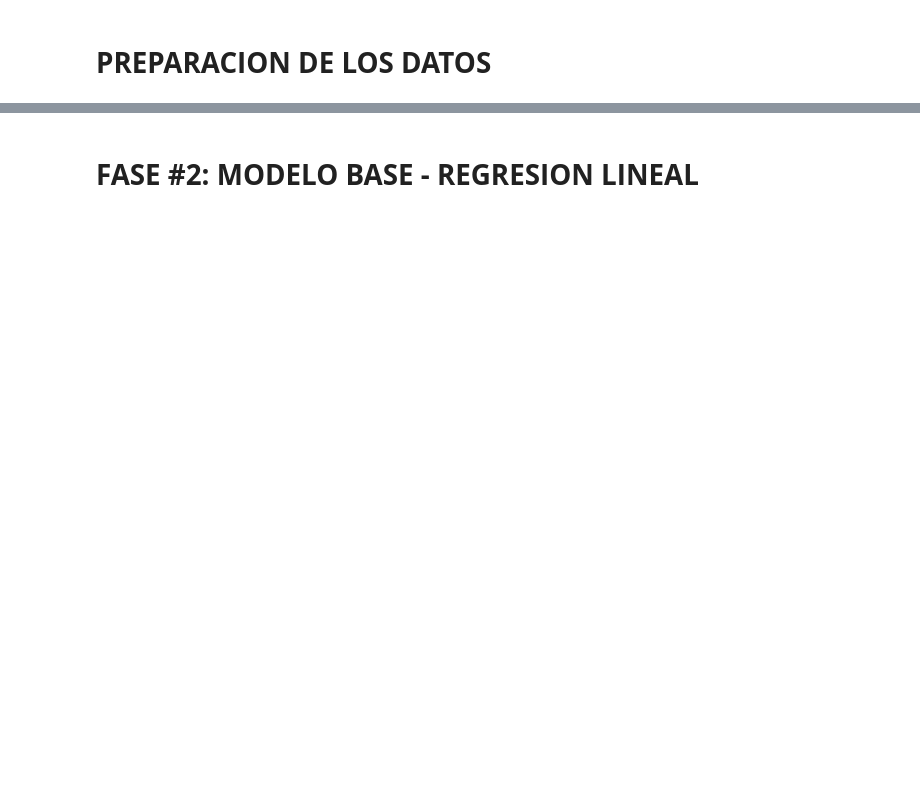
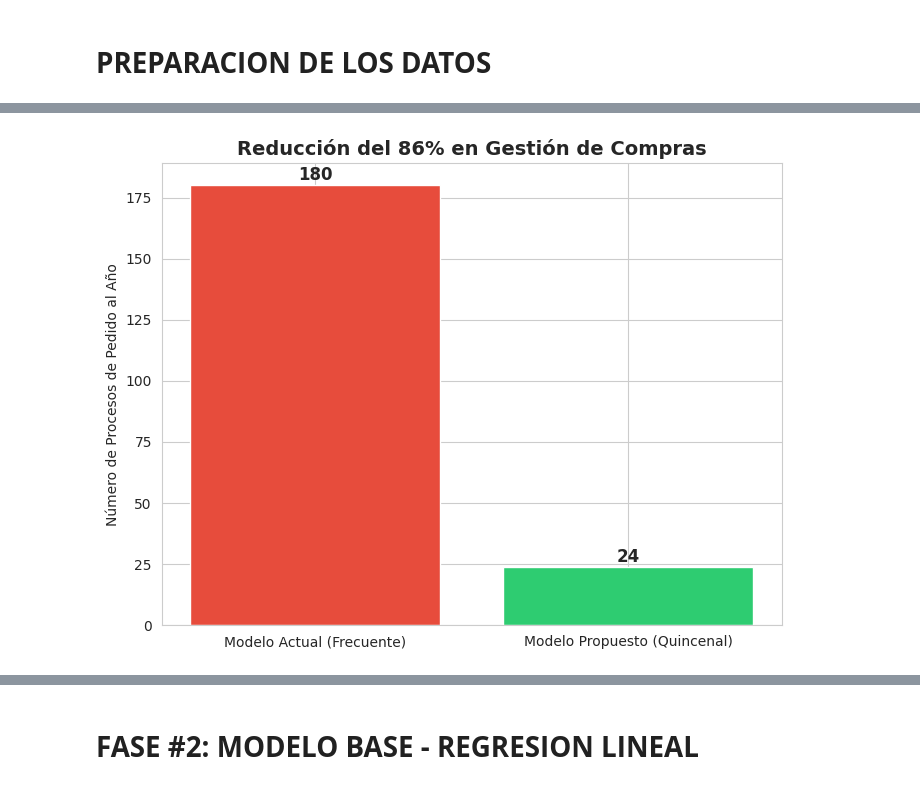
Before and after one commit to victoregomezf-maker/seminario, a Jupyter notebook: Predicción_de_demanda_insumos_medicos.ipynb, the cells around one changed output, grey strips where cells are left out. Saved outputs shown, nothing was run; the diff lists cells and outputs as text; code cells hidden in the pictures; blank space fills up the shorter version.

```diff
--- a/Predicción_de_demanda_insumos_medicos.ipynb
+++ b/Predicción_de_demanda_insumos_medicos.ipynb
@@ -222,0 +243,18 @@ print("✅ EDA 100% Finalizado. Ahora Python tiene detectados los días exactos
+# %%
+# BLOQUE 3: Gráfico de Carga Administrativa
+labels = ['Modelo Actual (Frecuente)', 'Modelo Propuesto (Quincenal)']
+pedidos = [180, 24] # Pedidos por año aproximadamente
+
+plt.figure(figsize=(8, 6))
+bars = plt.bar(labels, pedidos, color=['#e74c3c', '#2ecc71'])
+
+# Añadir el número encima de las barras
+for bar in bars:
+    yval = bar.get_height()
+    plt.text(bar.get_x() + bar.get_width()/2, yval + 2, yval, ha='center', fontsize=12, fontweight='bold')
+
+plt.title('Reducción del 86% en Gestión de Compras', fontsize=14, fontweight='bold')
+plt.ylabel('Número de Procesos de Pedido al Año')
+plt.show()
+# %% [output]
+[figure, added]
```
Also changed, not shown: parts of 42 cells of this notebook.
